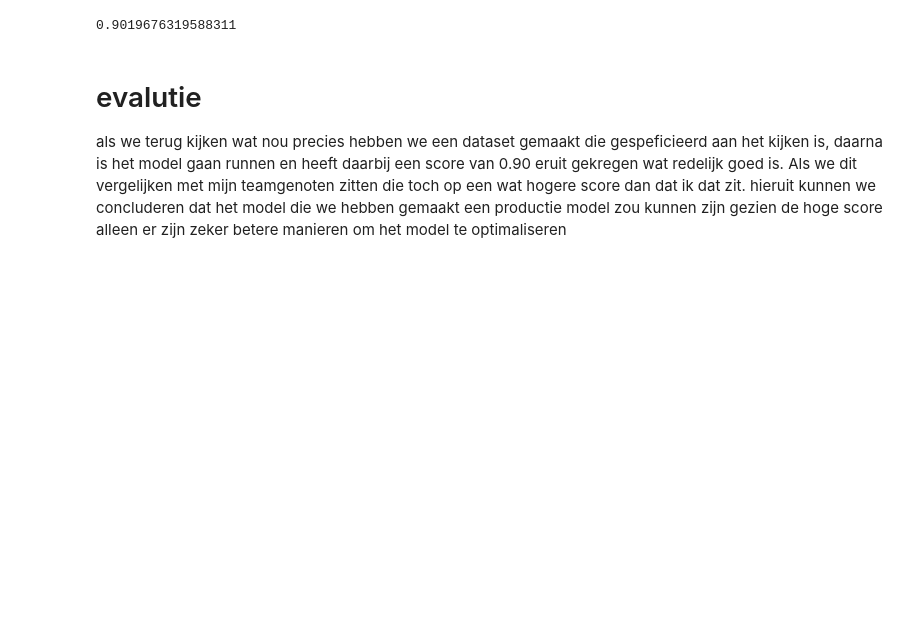
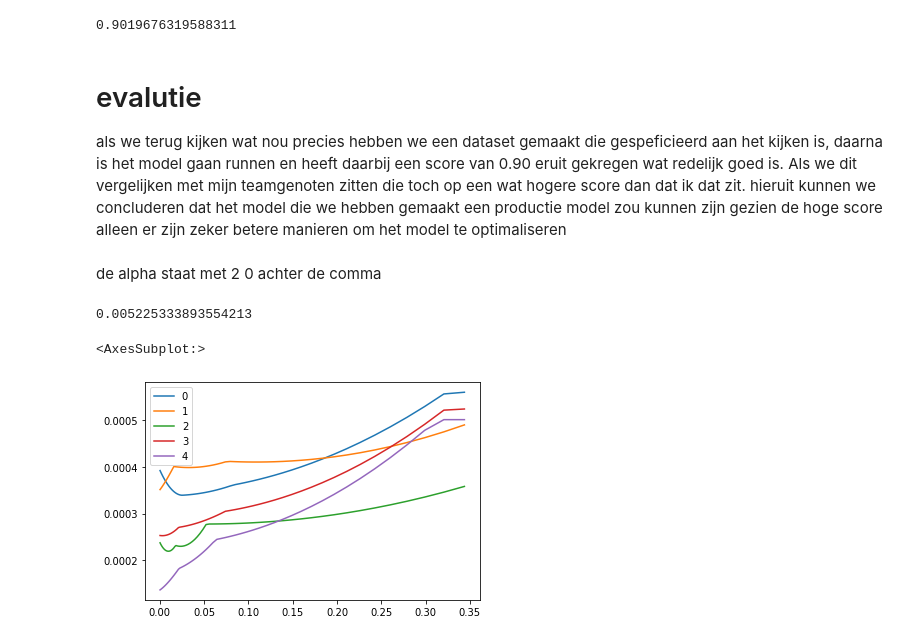
Before and after one commit to asscherhofstede/Koemelk-analyse, a Jupyter notebook: uitwerking koemelk.ipynb, the cells around one changed output. Cells and saved outputs as stored; diff of their text form; code cells hidden in the pictures; blank space fills up the shorter version.

Commit message:
alphas plot

```diff
--- a/uitwerking koemelk.ipynb
+++ b/uitwerking koemelk.ipynb
@@ -228,3 +228,17 @@ r2_score(y_test_all, reg_all.predict(X_test_all))
 # evalutie
 
 als we terug kijken wat nou precies hebben we een dataset gemaakt die gespeficieerd aan het kijken is, daarna is het model gaan runnen en heeft daarbij een score van 0.90 eruit gekregen wat redelijk goed is. Als we dit vergelijken met mijn teamgenoten zitten die toch op een wat hogere score dan dat ik dat zit. hieruit kunnen we concluderen dat het model die we hebben gemaakt een productie model zou kunnen zijn gezien de hoge score alleen er zijn zeker betere manieren om het model te optimaliseren
+# %% [markdown]
+de alpha staat met 2 0 achter de comma
+# %%
+# aplha van reg_all
+reg_all.alpha_
+# %% [output]
+0.005225333893554213
+# %%
+df_Fat = pd.DataFrame(reg_all.mse_path_).T
+df_Fat.columns = reg_all.alphas_
+df_Fat.T.plot()
+# %% [output]
+<AxesSubplot:>
+[figure, added]
```
